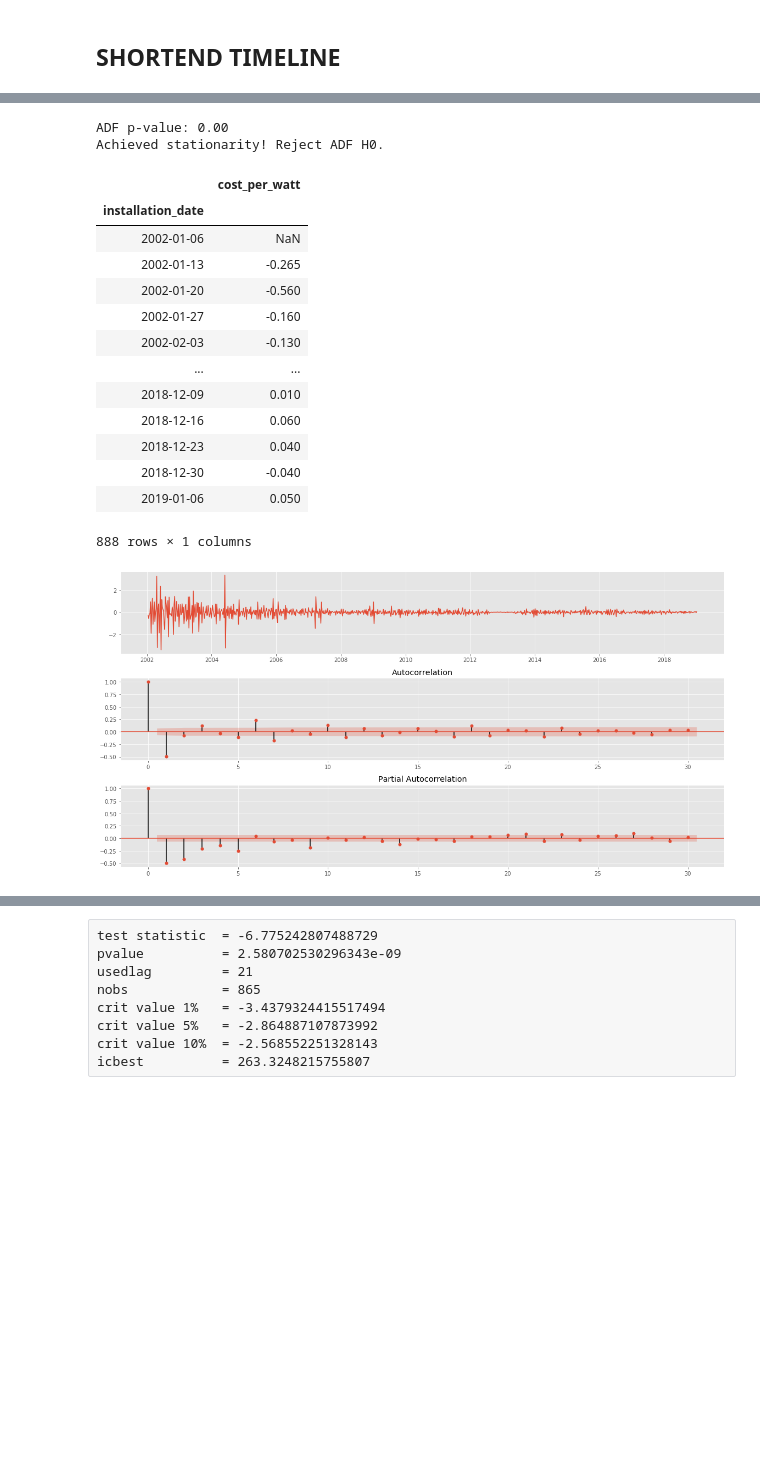
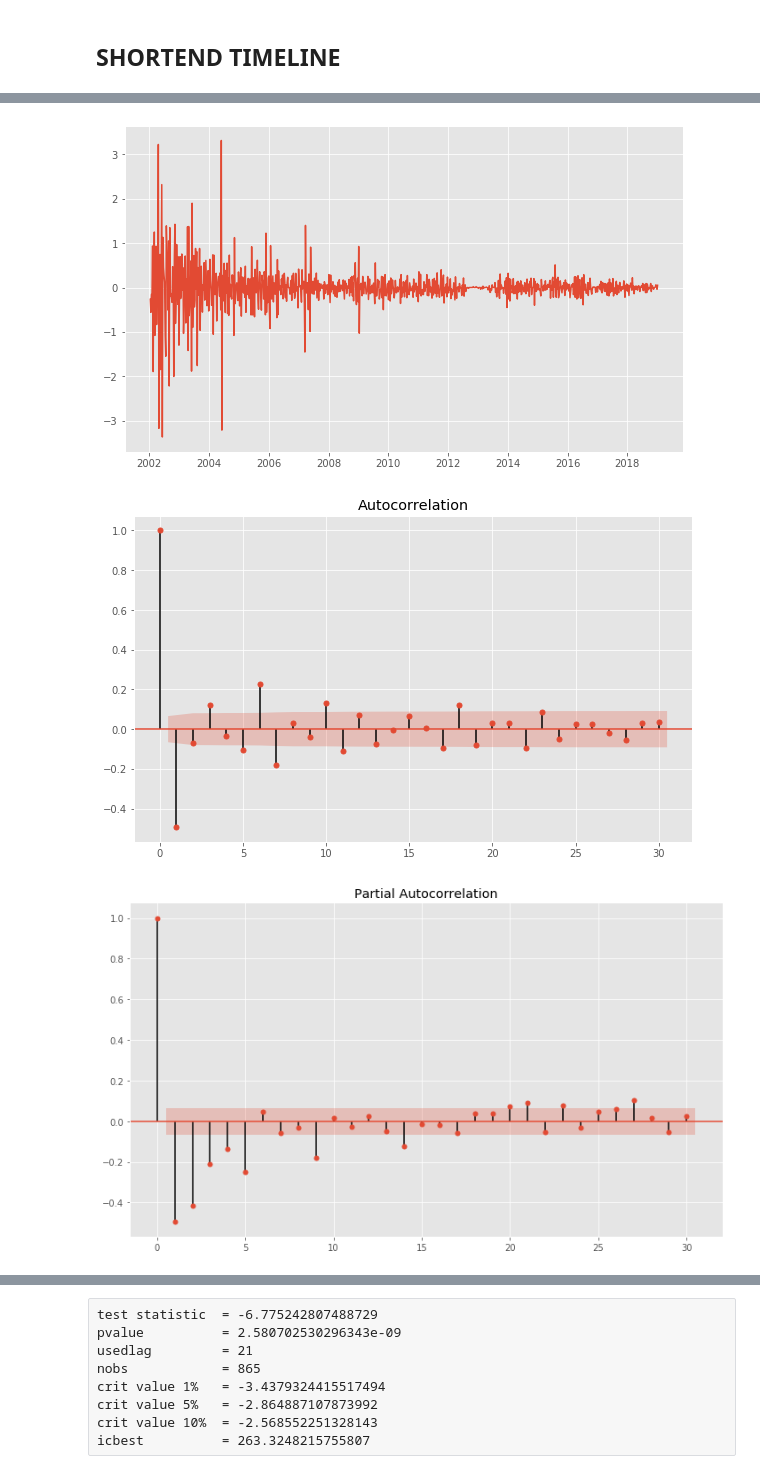
Before and after one commit to jrpaige/Solar, a Jupyter notebook: PREV/Solar_Time_Series.ipynb, the cells around one changed output, grey strips where cells are left out. Drawn from its saved outputs; the diff is of its cells as text; code cells hidden in the pictures; blank space fills up the shorter version.

```diff
--- a/PREV/Solar_Time_Series.ipynb
+++ b/PREV/Solar_Time_Series.ipynb
@@ -112,21 +94,7 @@ box_jenkins_plot(syw)
 # %%
 #shortened timeline
-get_differences(syw)
+diff = get_differences(y)
 # %% [output]
-ADF p-value: 0.00
-Achieved stationarity! Reject ADF H0.
-|  | cost_per_watt |
-| installation_date |  |
-| 2002-01-06 | NaN |
-| 2002-01-13 | -0.265 |
-| 2002-01-20 | -0.560 |
-| 2002-01-27 | -0.160 |
-| 2002-02-03 | -0.130 |
-| ... | ... |
-| 2018-12-09 | 0.010 |
-| 2018-12-16 | 0.060 |
-| 2018-12-23 | 0.040 |
-| 2018-12-30 | -0.040 |
-| 2019-01-06 | 0.050 |
-888 rows × 1 columns
-[figure, old version]
+[figure, new version]
+[figure, added]
+[figure, added]
```
Also changed, not shown: parts of 47 cells of this notebook, 2 other files.
